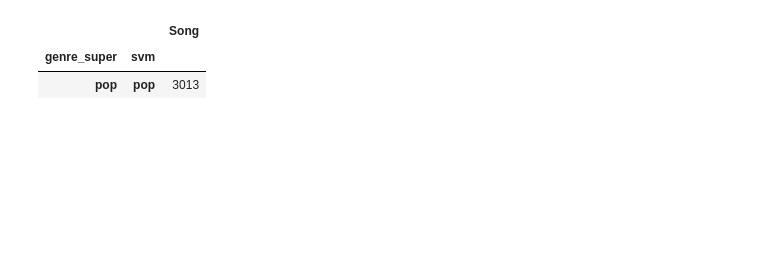
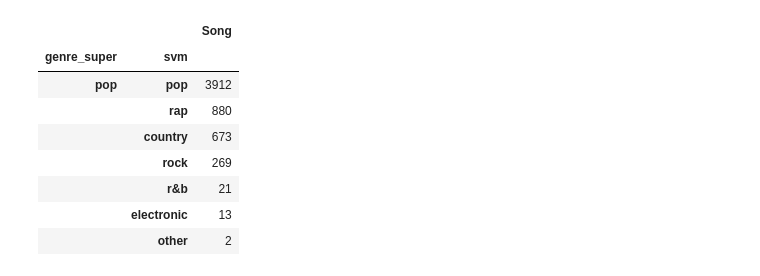
Before and after one commit to kyle-rgb/Spotify_Project, a Jupyter notebook: notebooks/New_Class.ipynb, the cells around one changed output. Saved outputs shown, nothing was run; the diff lists cells and outputs as text; code cells hidden in the pictures; blank space fills up the shorter version.

```diff
--- a/notebooks/New_Class.ipynb
+++ b/notebooks/New_Class.ipynb
@@ -19,7 +21,7 @@ with engine.connect() as con:
 # %%
 classifies_df = attributes.loc[:, ["Song", "Performer", "danceability", "acousticness","energy", "speechiness", 'instrumentalness', 'liveness', 'valence', # [0, 1] continuous variables
 'tempo', "loudness", 'duration', # specific intervals continuous variables
-'timesignature', 'mode','explicit', "chart", 'genre_super']] # categorical variables
+'timesignature', 'mode','explicit', "key","chart", 'genre_super']] # categorical variables
 # %%
 classifies_df = classifies_df.assign(genre_super = lambda x: x.genre_super.apply(lambda g: g if g not in ["empty", "missing"] else "other"))
 # %%
@@ -154,7 +155,8 @@ chart_class_df.describe()
 classifies_df = classifies_df.assign(timesignature = lambda x: x.timesignature.apply(lambda f: f / x.timesignature.max()))\
     .assign(tempo = lambda x: x.tempo.apply(lambda j: j/x.tempo.max()))\
         .assign(duration = lambda x: x.duration.apply(lambda d: d / x.duration.max()))\
-            .assign(loudness = lambda x: x.loudness.apply(lambda l: l / x.loudness.min()))
+            .assign(loudness = lambda x: x.loudness.apply(lambda l: l / x.loudness.min()))\
+                .assign(key = lambda x: x.key.apply(lambda k: k / x.key.max()))
 # %%
 genre_test = classifies_df.assign(genre_class = lambda x: x.genre_super.apply(lambda g: genre_dict[g]))
 # %%
@@ -191,6 +193,6 @@ K-Nearest Neighbors : 59.05686546463246% Correctly Classified
 # %%
 y_2 = genre_test.genre_class.values
-X_2 = genre_test.iloc[:, 2:16].values
+X_2 = genre_test.iloc[:, 2:17].values
 # %%
 X_train, X_test, y_train, y_test = train_test_split(X_2, y_2, random_state=12, test_size=0.33,shuffle=True)
 # %%
@@ -252,4 +254,4 @@ genre_classed.decision_tree=genre_classed.decision_tree.apply(lambda x: genre_pa
 genre_classed.random_forest=genre_classed.random_forest.apply(lambda x: genre_parse[x])
 genre_classed.genre = genre_classed.genre.apply(lambda x: genre_parse[x])
 # %%
-df_class_and_attr = pd.concat([genre_test, genre_classed], axis=1)
+df_class_and_attr = pd.concat([genre_test.reset_index(drop=True), genre_classed], axis=1).drop("genre", axis=1)
@@ -270,7 +305,13 @@ df_class_and_attr.groupby(["genre_super", "knn"]).count()[lambda x: x.index == (
 # %%
-df_class_and_attr.groupby(["genre_super", "svm"]).count()[lambda x: x.index == ("pop", "pop")].iloc[:, :1].sort_values("Song", ascending=False)
+df_class_and_attr[lambda g: g.genre_super == "pop"].groupby(["genre_super", "svm"]).count().iloc[:, :1].sort_values("Song", ascending=False)
 # %% [output]
 |  |  | Song |
 | genre_super | svm |  |
-| pop | pop | 3013 |
+| pop | pop | 3912 |
+|  | rap | 880 |
+|  | country | 673 |
+|  | rock | 269 |
+|  | r&b | 21 |
+|  | electronic | 13 |
+|  | other | 2 |
 # %%
```
Also changed, not shown: parts of 140 cells of this notebook, 2 other files.
